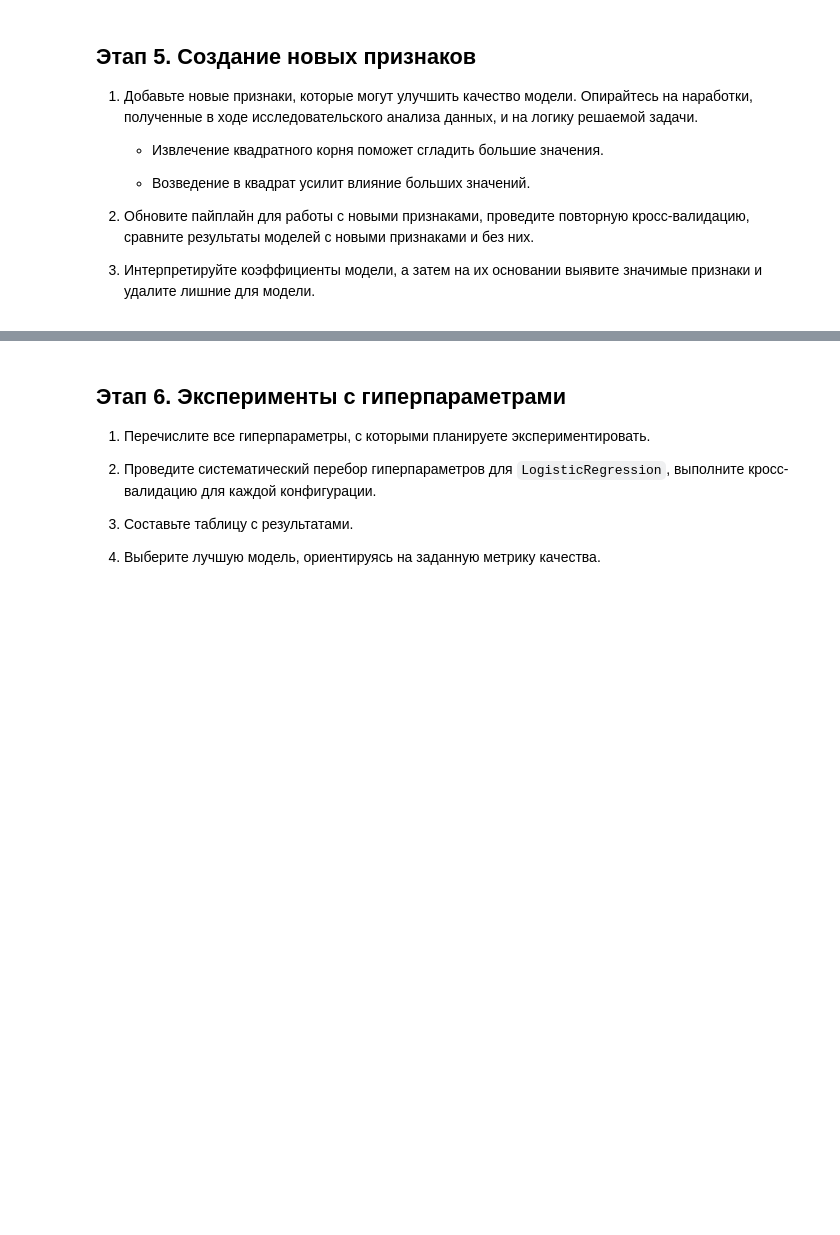
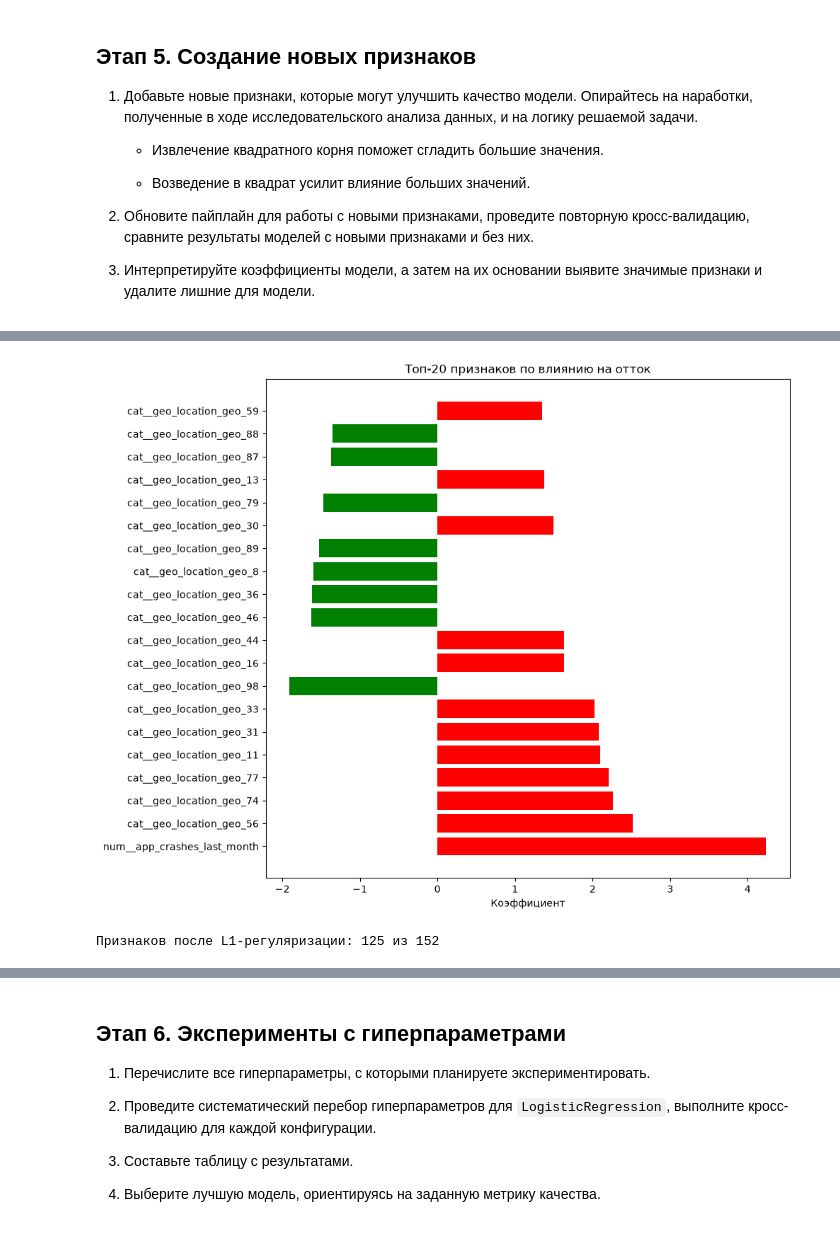
Before and after one commit to S-Fiep/churn_prediction, a Jupyter notebook: notebooks/Прогноз оттока клиентов.ipynb, the cells around one changed output, grey strips where cells are left out. Saved outputs shown, nothing was run; the diff lists cells and outputs as text; code cells hidden in the pictures; blank space fills up the shorter version.

```diff
--- a/notebooks/Прогноз оттока клиентов.ipynb
+++ b/notebooks/Прогноз оттока клиентов.ipynb
@@ -369,0 +530,15 @@ plt.show()
+# %%
+# 5.2 Обновляю пайплайн с новыми признаками
+preprocessor_updated = ColumnTransformer(
+    transformers=[
+        ('num', num_pipeline, num_cols_updated),
+        ('cat', cat_pipeline, cat_cols_updated)
+    ],
+    remainder='drop'
+)
+
+pipeline_with_features = Pipeline(steps=[
+    ('feature_engineer', FeatureEngineer()),
+    ('preprocessor', preprocessor_updated),
+    ('classifier', LogisticRegression(random_state=RANDOM_STATE, max_iter=1000, class_weight='balanced'))
+])
@@ -369,0 +557,20 @@ plt.show()
+# %%
+# 5.3
+# Обучаю модель на всех обучающих данных
+pipeline_with_features.fit(X_train, y_train)
+
+feature_names = pipeline_with_features.named_steps['preprocessor'].get_feature_names_out()
+coefs = pipeline_with_features.named_steps['classifier'].coef_[0]
+
+# Создаю DataFrame с коэффициентами
+coef_df = pd.DataFrame({
+    'feature': feature_names,
+    'coefficient': coefs
+})
+
+# Сортирую по абсолютному значению
+coef_df['abs_coef'] = np.abs(coef_df['coefficient'])
+coef_df = coef_df.sort_values('abs_coef', ascending=False)
+
+print("Топ-20 наиболее влиятельных признаков:")
+print(coef_df.head(20)[['feature', 'coefficient']])
@@ -369,0 +595,35 @@ plt.show()
+# %%
+# Визуализирую топ-20 коэффициентов
+plt.figure(figsize=(10, 8))
+top_coefs = coef_df.head(20)
+colors = ['green' if x < 0 else 'red' for x in top_coefs['coefficient']] # Красный - значительно влияет на отток
+plt.barh(top_coefs['feature'], top_coefs['coefficient'], color=colors)
+plt.xlabel('Коэффициент')
+plt.title('Топ-20 признаков по влиянию на отток')
+plt.tight_layout()
+plt.show()
+# %% [output]
+[figure, added]
+# %%
+# Для удаления лишних для модели признаков использую обучение с l1-регуляризацией, т.к. она автоматически зануляет незначимые коэффициенты
+pipeline_l1 = Pipeline(steps=[
+    ('feature_engineer', FeatureEngineer()),
+    ('preprocessor', preprocessor_updated),
+    ('classifier', LogisticRegression(
+        random_state=RANDOM_STATE,
+        max_iter=1000,
+        class_weight='balanced',
+        penalty='l1',         # L1-регуляризация
+        solver='liblinear'
+    ))
+])
+pipeline_l1.fit(X_train, y_train)
+# Получаю коэффициенты после L1-регуляризации
+coefs_l1 = pipeline_l1.named_steps['classifier'].coef_[0]
+feature_names = pipeline_l1.named_steps['preprocessor'].get_feature_names_out()
+
+# Считаю сколько признаков осталось
+n_nonzero = np.sum(np.abs(coefs_l1) > 1e-6)
+print(f"Признаков после L1-регуляризации: {n_nonzero} из {len(coefs_l1)}")
+# %% [output]
+Признаков после L1-регуляризации: 125 из 152
```
Also changed, not shown: parts of 28 cells of this notebook, 2 other files.
